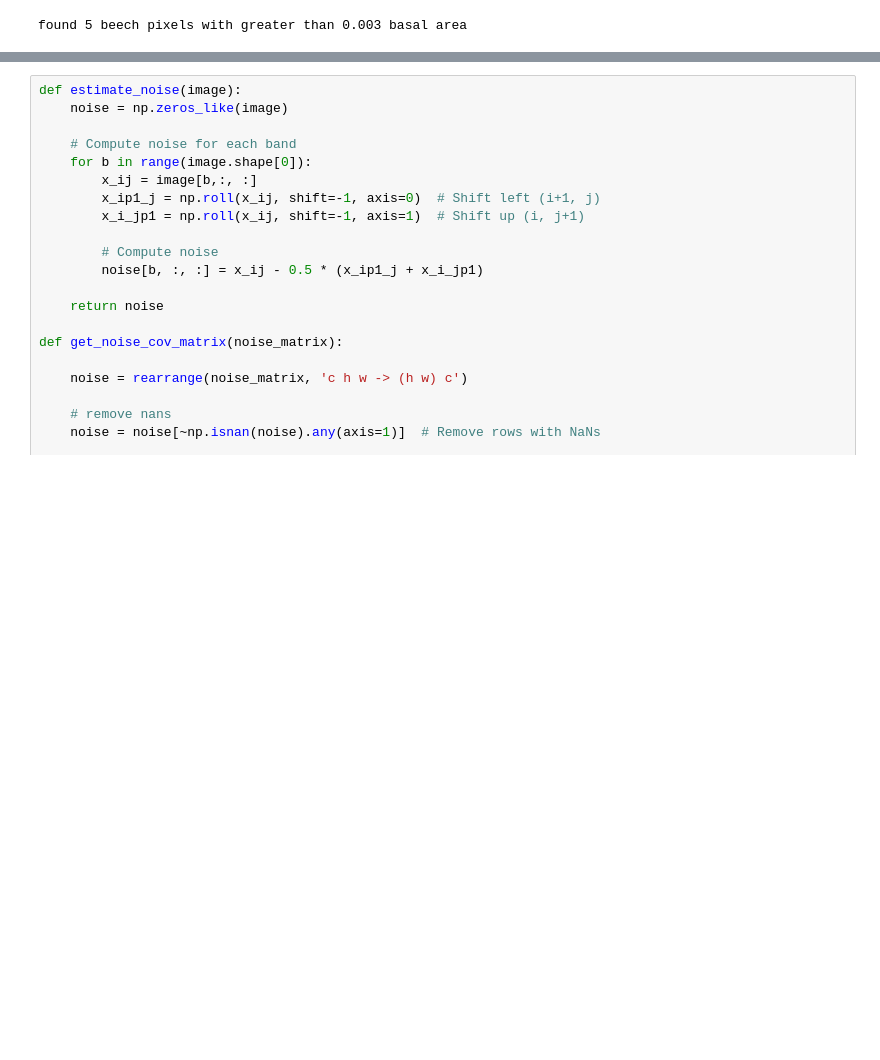
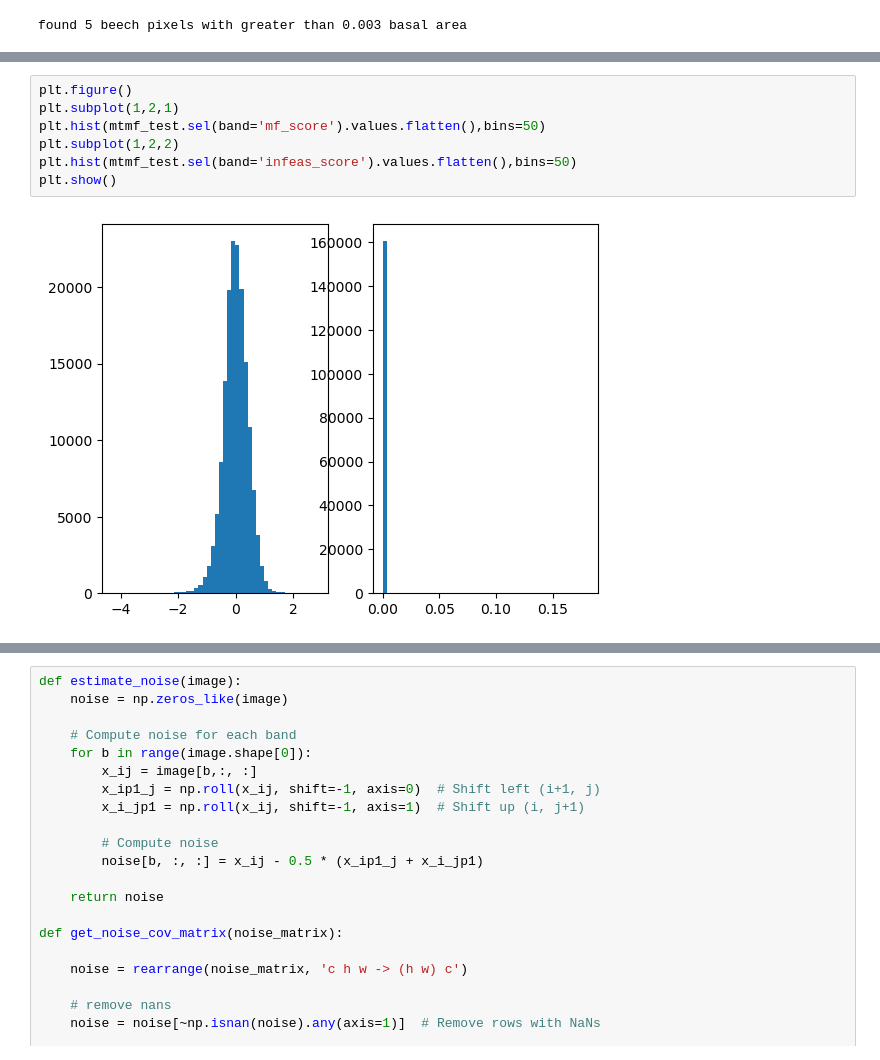
Before and after one commit to rosehanuy/beech-catskills, a Jupyter notebook: data_stack.ipynb, the cells around one changed output, grey strips where cells are left out. Saved outputs shown, nothing was run; the diff lists cells and outputs as text; blank space fills up the shorter version.

```diff
--- a/data_stack.ipynb
+++ b/data_stack.ipynb
@@ -471,0 +489,9 @@ found 5 beech pixels with greater than 0.003 basal area
+# %%
+plt.figure()
+plt.subplot(1,2,1)
+plt.hist(mtmf_test.sel(band='mf_score').values.flatten(),bins=50)
+plt.subplot(1,2,2)
+plt.hist(mtmf_test.sel(band='infeas_score').values.flatten(),bins=50)
+plt.show()
+# %% [output]
+[figure, added]
```
Also changed, not shown: parts of 14 cells of this notebook.
